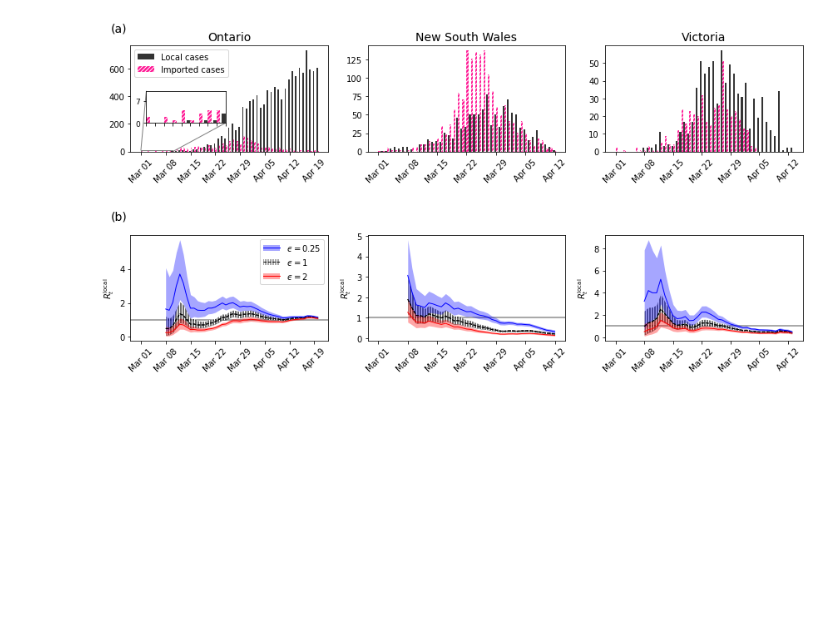
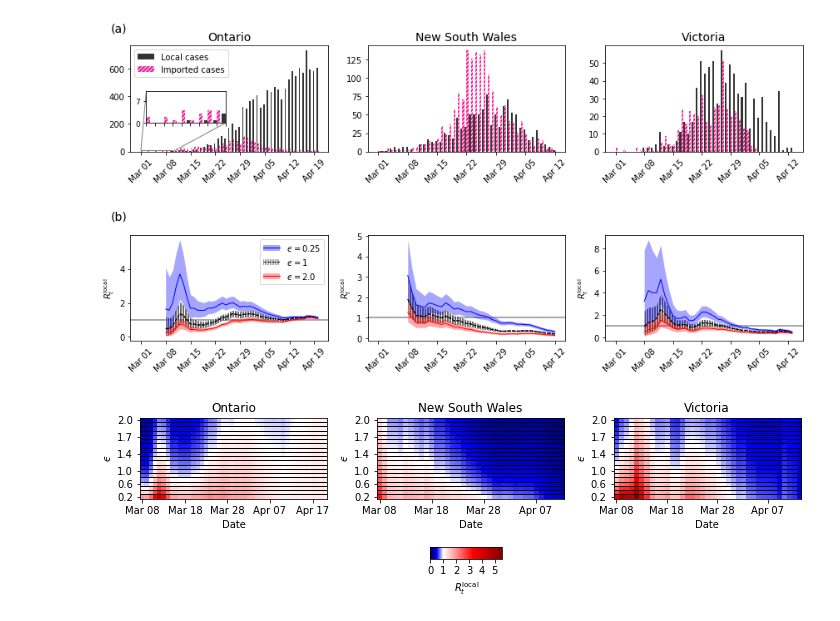
Before and after one commit to SABS-R3-Epidemiology/branchpro, a Jupyter notebook: branchpro/results/combined-inference.ipynb, the cells around one changed output. Drawn from its saved outputs; the diff is of its cells as text; code cells hidden in the pictures; blank space fills up the shorter version.

```diff
--- a/branchpro/results/combined-inference.ipynb
+++ b/branchpro/results/combined-inference.ipynb
@@ -49,7 +49,8 @@ b = 0.2
 
 # Run inferences for different values of epsilon
 column_names = ['Time Points', 'Mean', 'Lower bound CI', 'Upper bound CI', 'Central Probability', 'Epsilon']
-epsilon_range = [0.25, 1, 2]
+epsilon_range = [0.2, 0.3, 0.4, 0.5, 0.6, 0.7, 0.8, 0.9, 1.0, 1.1, 1.2, 1.3, 1.4, 1.5, 1.6, 1.7, 1.8, 1.9, 2.0]
+sparse_epsilon_range = [0.25,]
 chosen_times = [10, 15, 20, 25, 30, 40]
 
 all_intervals = pd.DataFrame(columns=column_names)
@@ -69,7 +70,7 @@ imported_inc_data = pd.DataFrame(
     }
 )
 
-for epsilon in epsilon_range:
+for epsilon in epsilon_range + sparse_epsilon_range:
     inference = branchpro.LocImpBranchProPosteriorMultSI(
         inc_data=inc_data,
         imported_inc_data=imported_inc_data,
@@ -121,7 +122,6 @@ times = np.arange(num_timepoints+1)
 # %%
 # Run inferences for different values of epsilon
 column_names = ['Time Points', 'Mean', 'Lower bound CI', 'Upper bound CI', 'Central Probability', 'Epsilon']
-epsilon_range = [0.25, 1, 2]
 chosen_times = [10, 15, 20, 25, 30, 40]
 
 all_intervals = pd.DataFrame(columns=column_names)
@@ -141,7 +141,7 @@ imported_inc_data = pd.DataFrame(
     }
 )
 
-for epsilon in epsilon_range:
+for epsilon in epsilon_range + sparse_epsilon_range:
     inference = branchpro.LocImpBranchProPosteriorMultSI(
         inc_data=inc_data,
         imported_inc_data=imported_inc_data,
@@ -193,7 +193,6 @@ times = np.arange(num_timepoints+1)
 
 # Run inferences for different values of epsilon
 column_names = ['Time Points', 'Mean', 'Lower bound CI', 'Upper bound CI', 'Central Probability', 'Epsilon']
-epsilon_range = [0.25, 1, 2]
 chosen_times = [10, 15, 20, 25, 30, 40]
 
 all_intervals = pd.DataFrame(columns=column_names)
@@ -213,7 +212,7 @@ imported_inc_data = pd.DataFrame(
     }
 )
 
-for epsilon in epsilon_range:
+for epsilon in epsilon_range + sparse_epsilon_range:
     inference = branchpro.LocImpBranchProPosteriorMultSI(
         inc_data=inc_data,
         imported_inc_data=imported_inc_data,
@@ -241,7 +240,6 @@ for epsilon in epsilon_range:
 prior_dist = scipy.stats.gamma(a, scale=1/b)
 
 inference_times = sorted(list(set(all_intervals['Time Points'].tolist())))
-epsilon_range = [0.25, 1, 2]
 all_intervals_VIC = all_intervals[all_intervals['Central Probability']==0.95]
 # %% [markdown]
 ## Combine inference plots
@@ -263,3 +263,14 @@ fig = branchpro.figures.plot_regions_inference(
 plt.savefig('combined_inference.pdf')
 # %% [output]
 [figure]
+# %%
+fig = branchpro.figures.plot_r_heatmap(
+    ['Ontario', 'New South Wales', 'Victoria'],
+    epsilon_range,
+    [all_intervals_ON, all_intervals_NSW, all_intervals_VIC],
+    datetime.datetime(2020, 3, 8),
+    show=False)
+
+plt.savefig('combined_inference_heatmap.pdf')
+# %% [output]
+[figure, added]
```
Also changed, not shown: parts of 1 cell of this notebook.
